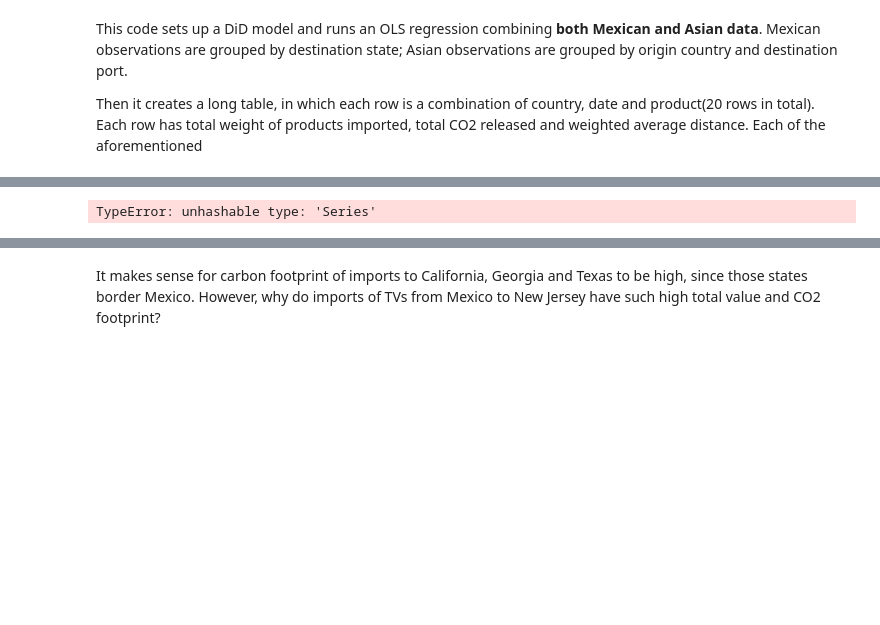
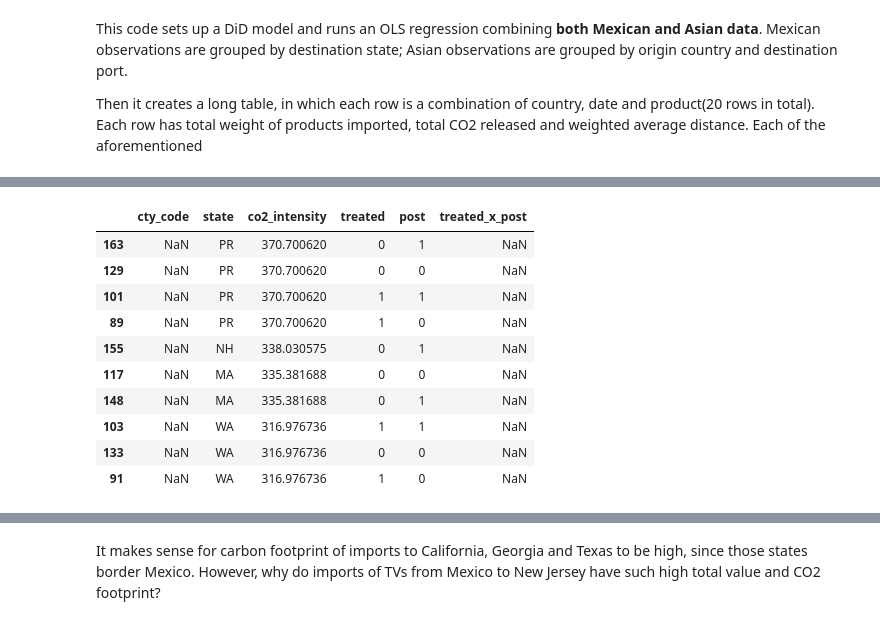
Before and after one commit to BirchTree1812/research_study_code, a Jupyter notebook: main.ipynb, the cells around one changed output, grey strips where cells are left out. Cells and saved outputs as stored; diff of their text form; code cells hidden in the pictures; blank space fills up the shorter version.

```diff
--- a/main.ipynb
+++ b/main.ipynb
@@ -1064,32 +1034,42 @@ def prep_did(df, treated_flag, post_flag):
     agg = df.groupby("state").agg(
         co2=("co2", "sum"),
         gen_swt_mo=("gen_swt_mo", "sum"),
     ).reset_index()
     agg = agg[agg["gen_swt_mo"] > 0]  # drop states with zero shipment weight
     agg["co2_intensity"] = agg["co2"] / agg["gen_swt_mo"]
     agg["treated"] = treated_flag
     agg["post"] = post_flag
     return agg
 
 df_sea_did = df_sea_agg[df_sea_agg["total_weight"] > 0].copy()
 df_sea_did["co2_intensity"] = df_sea_did["total_co2"] / df_sea_did["total_weight"]
 df_sea_did["treated"] = (df_sea_did["commodity"] == "washing_machine").astype(int)
 df_sea_did["post"]    = (df_sea_did["period"]    == "2512").astype(int)
 
 land_parts = [
     prep_did(df_land_imports_mex_wash_v1_2412, treated_flag=1, post_flag=0),
     prep_did(df_land_imports_mex_wash_v1_2512, treated_flag=1, post_flag=1),
     prep_did(df_land_imports_mex_tv_v1_2412,   treated_flag=0, post_flag=0),
     prep_did(df_land_imports_mex_tv_v1_2512,   treated_flag=0, post_flag=1),
 ]
 
 # merge sea and land transportation legs
 df_did = pd.concat([df_sea_did] + land_parts, ignore_index=True)
 # added dose version(continuous variable scaled off tariff rate)
-df_did["s"] = coord.tariff_rate[df_did["cty_code"]] * (df_did["commodity"] == "washing_machine")
+df_did["s"] = df_did["cty_code"].map(coord.tariff_rate) * (df_did["commodity"] == "washing_machine")
 df_did["treated_x_post"] = df_did["s"] * df_did["post"]
 
 # Show only the columns relevant to the regression to avoid display clutter
 df_did[["cty_code", "state", "co2_intensity", "treated", "post", "treated_x_post"]].sort_values("co2_intensity", ascending=False).head(10)
 # %% [output]
-TypeError: unhashable type: 'Series'
+|  | cty_code | state | co2_intensity | treated | post | treated_x_post |
+| 163 | NaN | PR | 370.700620 | 0 | 1 | NaN |
+| 129 | NaN | PR | 370.700620 | 0 | 0 | NaN |
+| 101 | NaN | PR | 370.700620 | 1 | 1 | NaN |
+| 89 | NaN | PR | 370.700620 | 1 | 0 | NaN |
+| 155 | NaN | NH | 338.030575 | 0 | 1 | NaN |
+| 117 | NaN | MA | 335.381688 | 0 | 0 | NaN |
+| 148 | NaN | MA | 335.381688 | 0 | 1 | NaN |
+| 103 | NaN | WA | 316.976736 | 1 | 1 | NaN |
+| 133 | NaN | WA | 316.976736 | 0 | 0 | NaN |
+| 91 | NaN | WA | 316.976736 | 1 | 0 | NaN |
```
Also changed, not shown: parts of 8 cells of this notebook.
